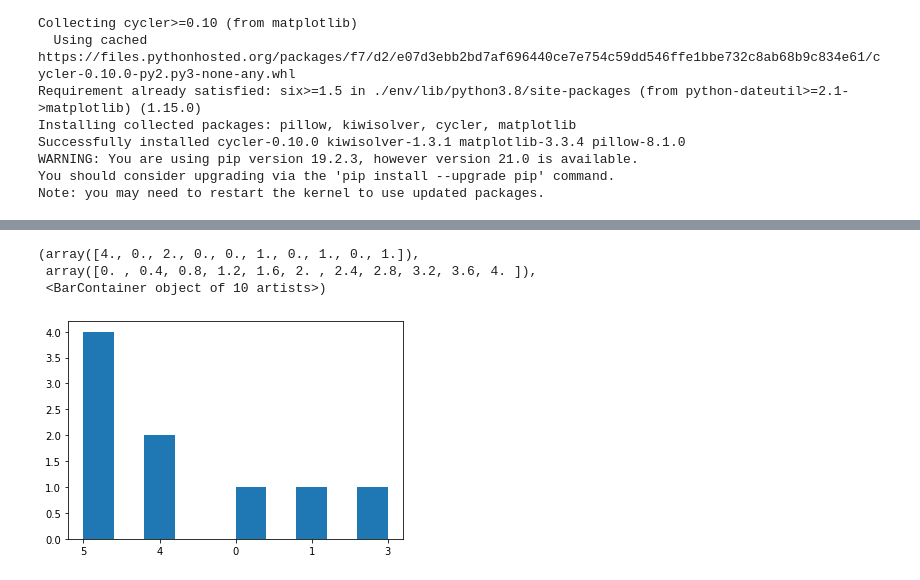
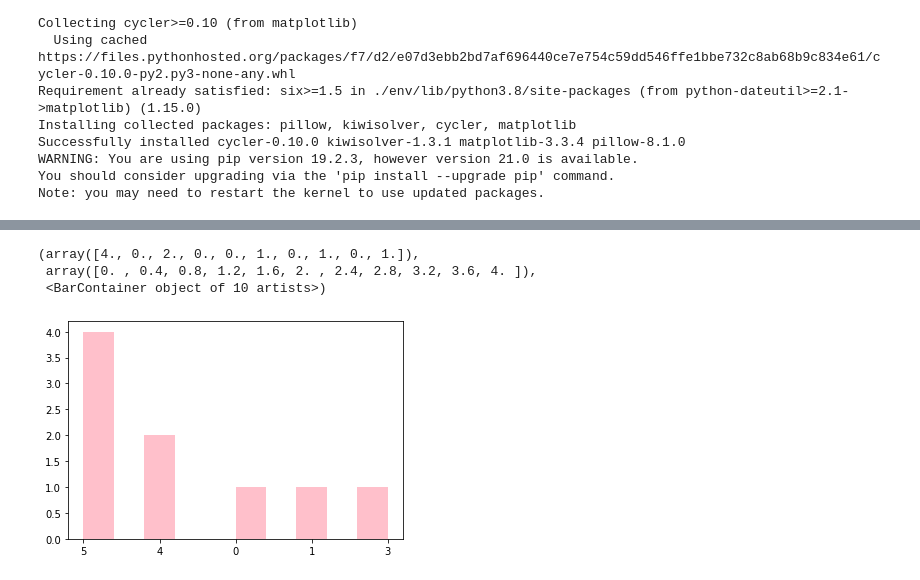
Before and after one commit to alinerguio/minicurso-python, a Jupyter notebook: code/intro-ciência-de-dados.ipynb, the cells around one changed output, grey strips where cells are left out. Cells and saved outputs as stored; diff of their text form; code cells hidden in the pictures.

```diff
--- a/code/intro-ciência-de-dados.ipynb
+++ b/code/intro-ciência-de-dados.ipynb
@@ -34,7 +40,7 @@ dados
 # %%
 nomes_de_colunas = ['data', 'permissao', 'sabe_programar', 'nivel_programar', 'conhece_python', 'usou_python', 'python_instalado', 'so']
 # %%
-dados = pd.read_csv('dados_minicurso.csv', header=None, names=nomes_de_colunas)
+dados = pd.read_csv('../data/dados_minicurso.csv', header=None, names=nomes_de_colunas)
 # %%
 dados
 # %% [output]
@@ -80,8 +86,6 @@ dados.drop(columns=['data'])
 # %%
 dados = dados.drop(columns=['data'])
 dados = dados.drop(columns=['permissao'])
-# %%
-dados.loc[dados['sabe_programar'] == 'Sim', 'sabe_programar'] = 1
 # %%
 dados
 # %% [output]
@@ -98,7 +101,0 @@ dados
-# %%
-colunas_alterar = ['sabe_programar', 'conhece_python', 'usou_python', 'python_instalado']
-
-for coluna in colunas_alterar:
-    print(coluna)
-    dados.loc[dados[coluna] == 'Sim', coluna] = 1
-    dados.loc[dados[coluna] == 'Não', coluna] = 0
@@ -176,7 +188,7 @@ plt.plot(usou_python, python_instalado, 'o')
 # %%
-plt.hist(nivel_programar)
+plt.hist(nivel_programar, color='pink')
 # %% [output]
 (array([4., 0., 2., 0., 0., 1., 0., 1., 0., 1.]),
  array([0. , 0.4, 0.8, 1.2, 1.6, 2. , 2.4, 2.8, 3.2, 3.6, 4. ]),
  <BarContainer object of 10 artists>)
-[figure, old version]
+[figure, new version]
```
Also changed, not shown: parts of 21 cells of this notebook, 1 other file.
